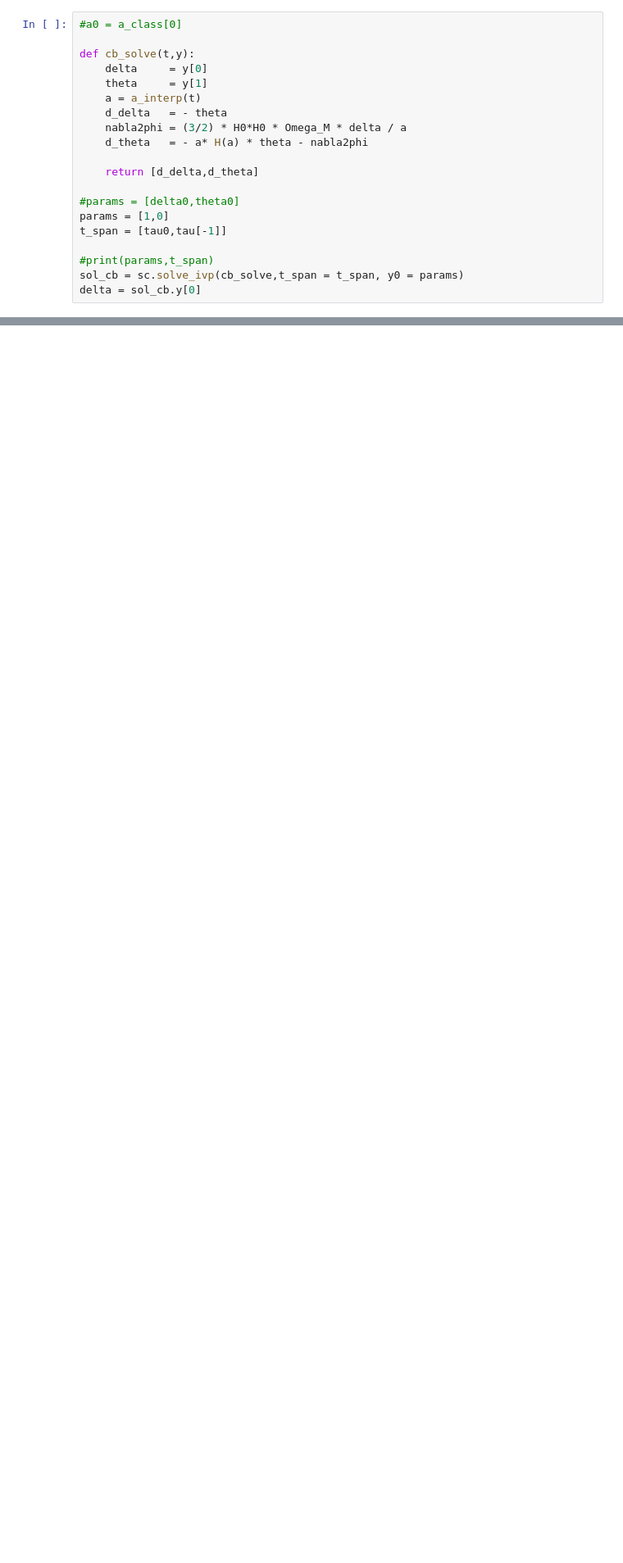
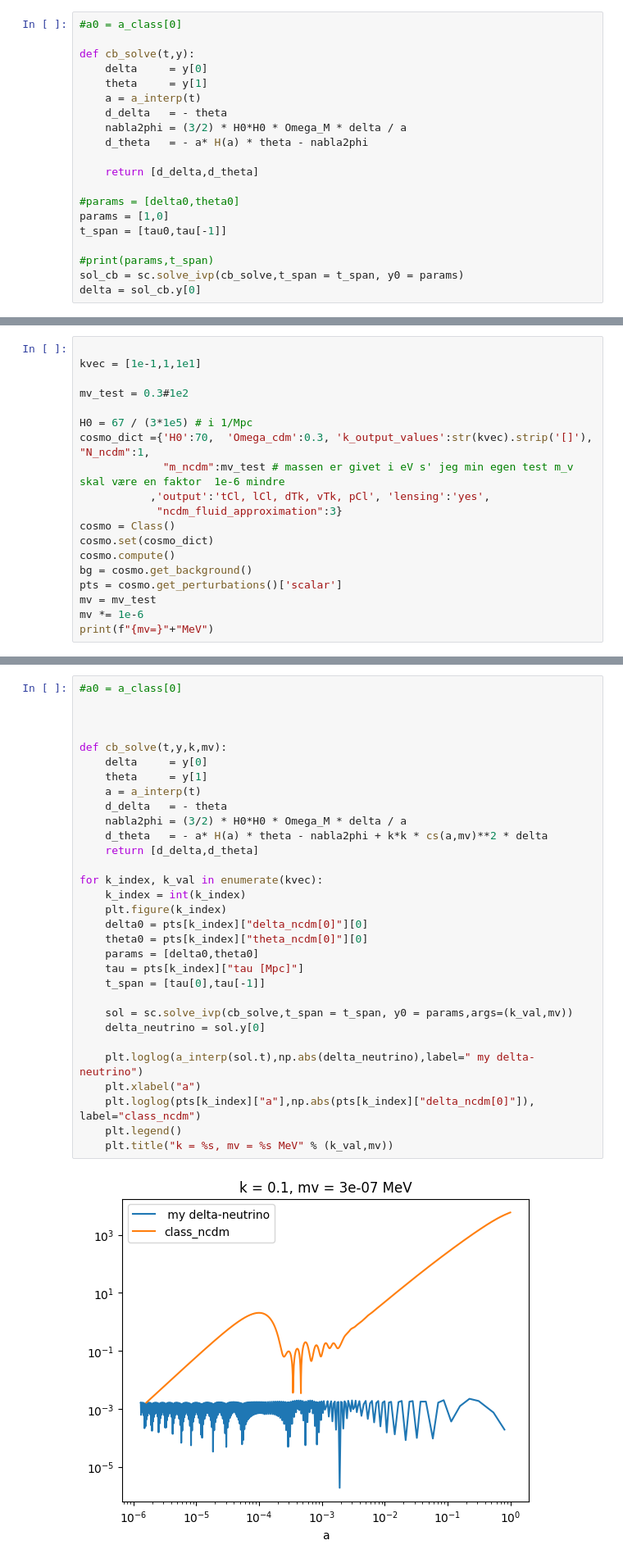
Before and after one commit to eriksteenberg/Power-spectrum-Test, a Jupyter notebook: cdm_cs_simulering.ipynb, the cells around one changed output, grey strips where cells are left out. Shown at 82% size. Drawn from its saved outputs; the diff is of its cells as text; blank space fills up the shorter version.

```diff
--- a/cdm_cs_simulering.ipynb
+++ b/cdm_cs_simulering.ipynb
@@ -300,0 +301,19 @@ plt.loglog(pts[k_val]["a"],np.abs(pts[k_val]["delta_ncdm[0]"]/np.abs(pts[k_val][
+# %%
+
+kvec = [1e-1,1,1e1]
+
+mv_test = 0.3#1e2
+
+H0 = 67 / (3*1e5) # i 1/Mpc
+cosmo_dict ={'H0':70,  'Omega_cdm':0.3, 'k_output_values':str(kvec).strip('[]'), "N_ncdm":1,
+             "m_ncdm":mv_test # massen er givet i eV s' jeg min egen test m_v skal være en faktor  1e-6 mindre
+           ,'output':'tCl, lCl, dTk, vTk, pCl', 'lensing':'yes',
+            "ncdm_fluid_approximation":3}
+cosmo = Class()
+cosmo.set(cosmo_dict)
+cosmo.compute()
+bg = cosmo.get_background()
+pts = cosmo.get_perturbations()['scalar']
+mv = mv_test
+mv *= 1e-6
+print(f"{mv=}"+"MeV")
@@ -300,0 +322,33 @@ plt.loglog(pts[k_val]["a"],np.abs(pts[k_val]["delta_ncdm[0]"]/np.abs(pts[k_val][
+# %%
+#a0 = a_class[0]
+
+
+
+def cb_solve(t,y,k,mv):
+    delta     = y[0]
+    theta     = y[1]
+    a = a_interp(t)
+    d_delta   = - theta
+    nabla2phi = (3/2) * H0*H0 * Omega_M * delta / a
+    d_theta   = - a* H(a) * theta - nabla2phi + k*k * cs(a,mv)**2 * delta
+    return [d_delta,d_theta]
+
+for k_index, k_val in enumerate(kvec):
+    k_index = int(k_index)
+    plt.figure(k_index)
+    delta0 = pts[k_index]["delta_ncdm[0]"][0]
+    theta0 = pts[k_index]["theta_ncdm[0]"][0]
+    params = [delta0,theta0]
+    tau = pts[k_index]["tau [Mpc]"]
+    t_span = [tau[0],tau[-1]]
+
+    sol = sc.solve_ivp(cb_solve,t_span = t_span, y0 = params,args=(k_val,mv))
+    delta_neutrino = sol.y[0]
+
+    plt.loglog(a_interp(sol.t),np.abs(delta_neutrino),label=" my delta-neutrino")
+    plt.xlabel("a")
+    plt.loglog(pts[k_index]["a"],np.abs(pts[k_index]["delta_ncdm[0]"]), label="class_ncdm")
+    plt.legend()
+    plt.title("k = %s, mv = %s MeV" % (k_val,mv))
+# %% [output]
+[figure, added]
```
Also changed, not shown: parts of 12 cells of this notebook.
